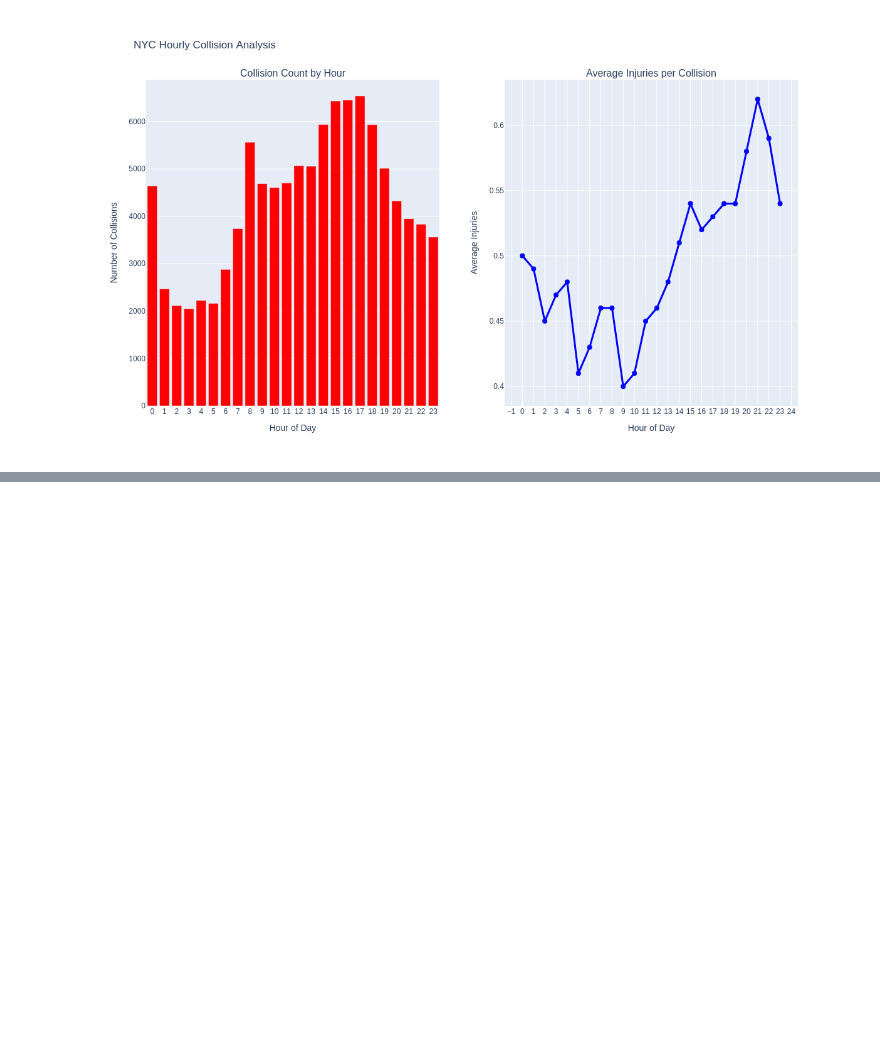
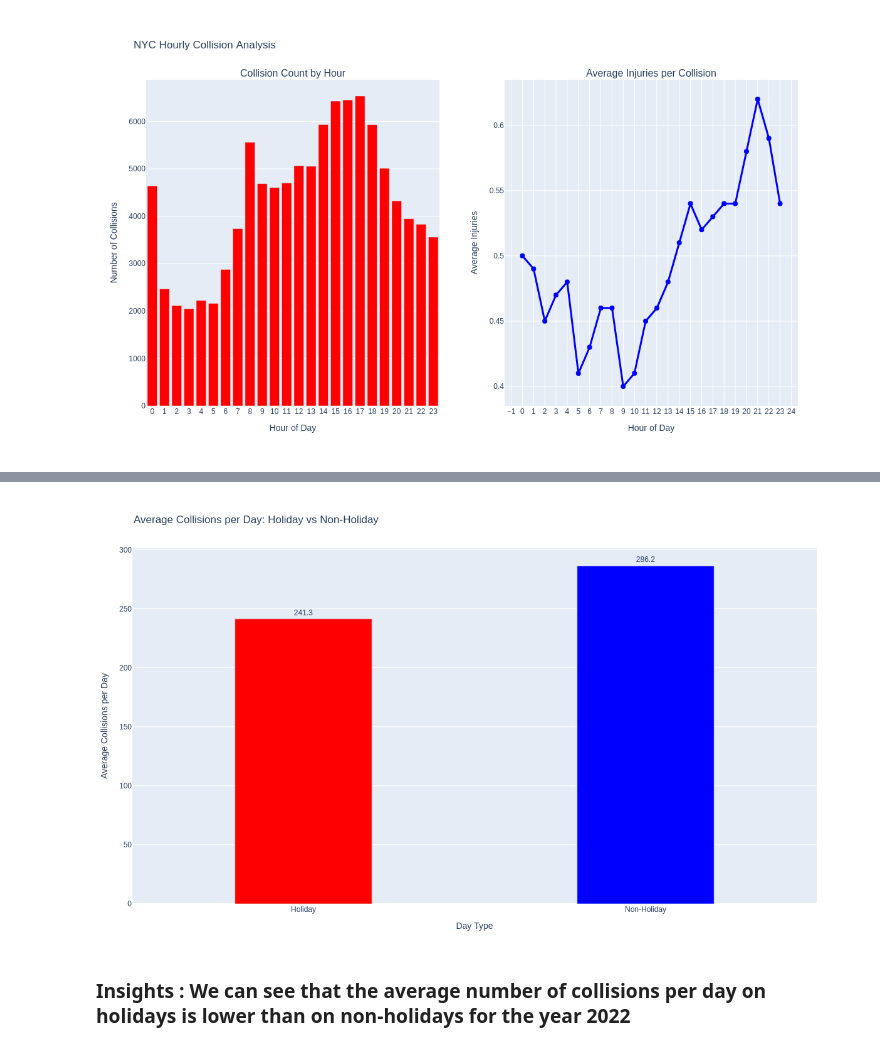
Before and after one commit to kinjalduttachoudhury/nyc-collision-pipeline, a Jupyter notebook: analysis/collisions_insights.ipynb, the cells around one changed output, grey strips where cells are left out. Drawn from its saved outputs; the diff is of its cells as text; code cells hidden in the pictures; blank space fills up the shorter version.

```diff
--- a/analysis/collisions_insights.ipynb
+++ b/analysis/collisions_insights.ipynb
@@ -83,0 +290,9 @@ display(Image("./static_images/collision_by_hour.png"))  # Static for GitHub
+# %%
+# Then display both the interactive version (for local) and static (for GitHub)
+from IPython.display import Image, display
+# Interactive for local
+display(Image("./static_images/collision/collision_by_holiday.png"))  # Static for GitHub
+# %% [output]
+[figure, added]
+# %% [markdown]
+### **Insights** : We can see that the average number of collisions per day on holidays is lower than on non-holidays for the year **2022**
```
Also changed, not shown: parts of 15 cells of this notebook, 3 other files.
